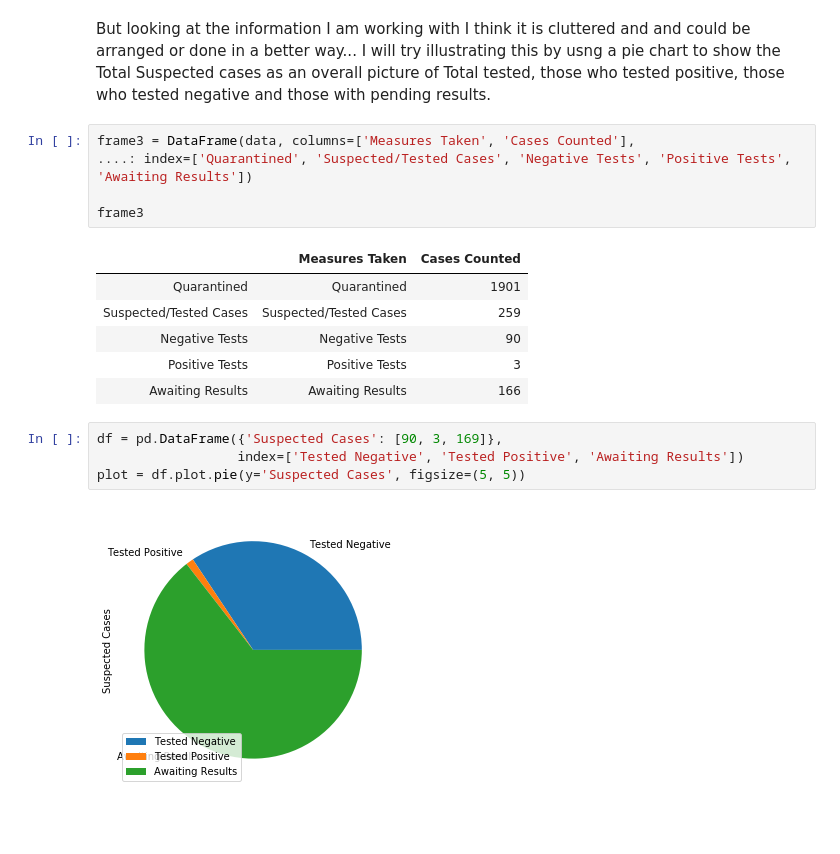
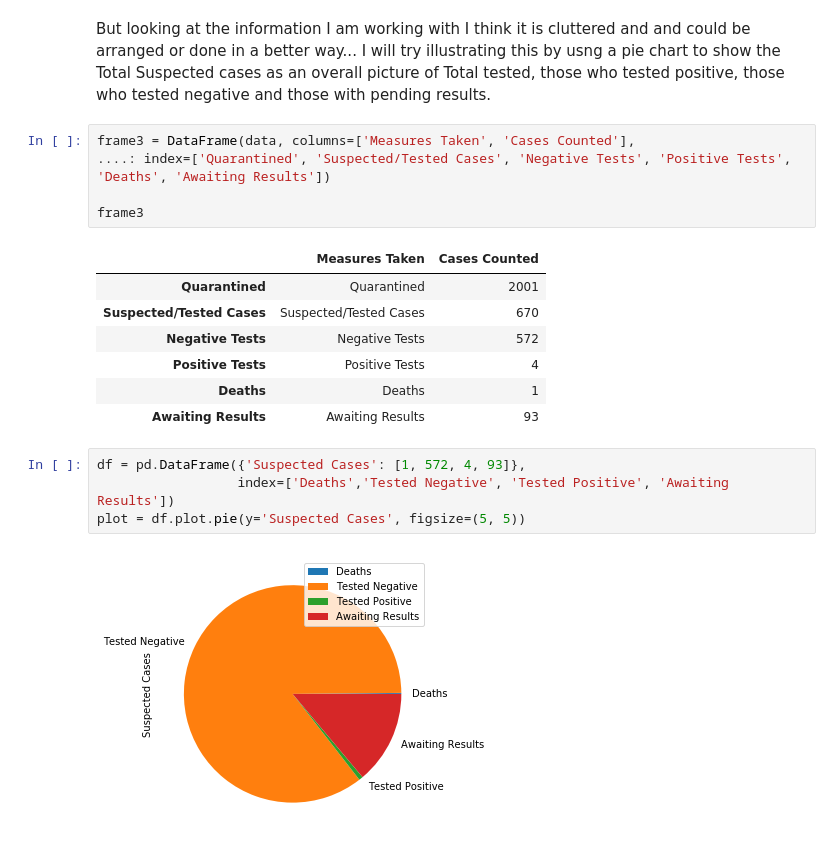
Before and after one commit to Mmusi/COVID-19-Botswana, a Jupyter notebook: COVID-19-BOTSWANA.ipynb, the cells around one changed output. Saved outputs shown, nothing was run; the diff lists cells and outputs as text; blank space fills up the shorter version.

```diff
--- a/COVID-19-BOTSWANA.ipynb
+++ b/COVID-19-BOTSWANA.ipynb
@@ -152,19 +163,20 @@ frame2.plot(kind='bar')
 But looking at the information I am working with I think it is cluttered and and could be arranged or done in a better way... I will try illustrating this by usng a pie chart to show the Total Suspected cases as an overall picture of Total tested, those who tested positive, those who tested negative and those with pending results.
 # %%
 frame3 = DataFrame(data, columns=['Measures Taken', 'Cases Counted'],
-....: index=['Quarantined', 'Suspected/Tested Cases', 'Negative Tests', 'Positive Tests', 'Awaiting Results'])
+....: index=['Quarantined', 'Suspected/Tested Cases', 'Negative Tests', 'Positive Tests', 'Deaths', 'Awaiting Results'])
 
 frame3
 # %% [output]
 |  | Measures Taken | Cases Counted |
-| Quarantined | Quarantined | 1901 |
-| Suspected/Tested Cases | Suspected/Tested Cases | 259 |
-| Negative Tests | Negative Tests | 90 |
-| Positive Tests | Positive Tests | 3 |
-| Awaiting Results | Awaiting Results | 166 |
+| Quarantined | Quarantined | 2001 |
+| Suspected/Tested Cases | Suspected/Tested Cases | 670 |
+| Negative Tests | Negative Tests | 572 |
+| Positive Tests | Positive Tests | 4 |
+| Deaths | Deaths | 1 |
+| Awaiting Results | Awaiting Results | 93 |
 # %%
-df = pd.DataFrame({'Suspected Cases': [90, 3, 169]},
-                  index=['Tested Negative', 'Tested Positive', 'Awaiting Results'])
+df = pd.DataFrame({'Suspected Cases': [1, 572, 4, 93]},
+                  index=['Deaths','Tested Negative', 'Tested Positive', 'Awaiting Results'])
 plot = df.plot.pie(y='Suspected Cases', figsize=(5, 5))
 # %% [output]
-[figure, old version]
+[figure, new version]
```
Also changed, not shown: parts of 15 cells of this notebook.
